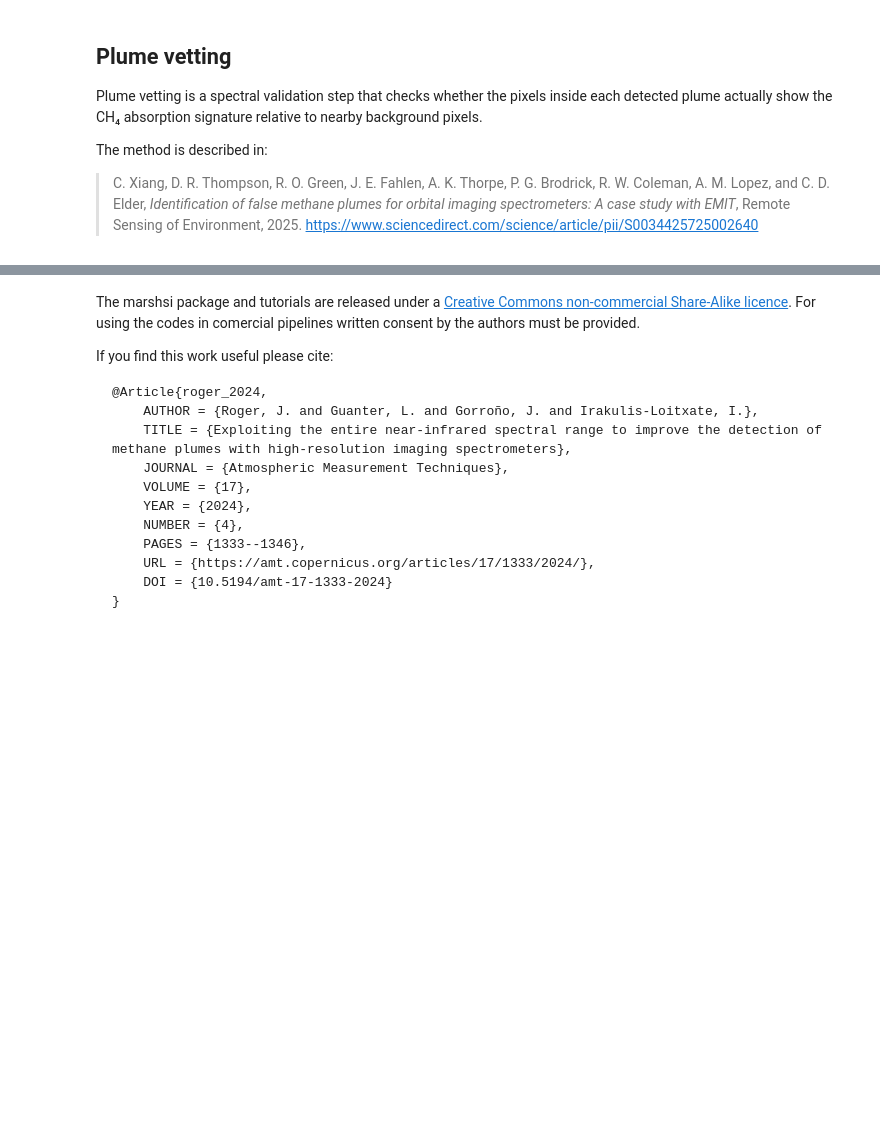
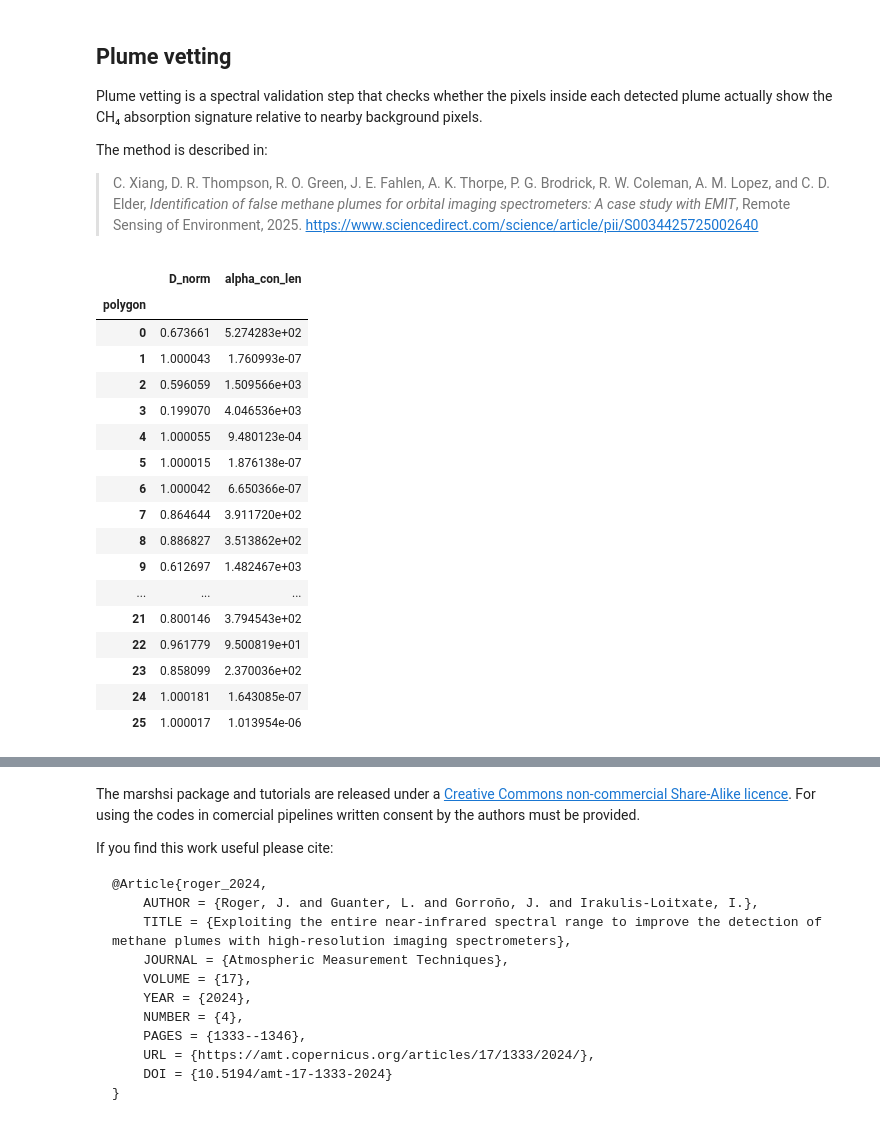
Before and after one commit to UNEP-IMEO-MARS/marshsi, a Jupyter notebook: docs/prisma_example.ipynb, the cells around one changed output, grey strips where cells are left out. Saved outputs shown, nothing was run; the diff lists cells and outputs as text; code cells hidden in the pictures; blank space fills up the shorter version.

```diff
--- a/docs/prisma_example.ipynb
+++ b/docs/prisma_example.ipynb
@@ -135,33 +136,54 @@ PLUMES_FILE = "../tests/data/plume_vetting/plumes_prisma.gpkg"
 plumes_gdf = gpd.read_file(PLUMES_FILE)
 polygons = [geom.geoms[0] for geom in plumes_gdf.geometry]
 
 # Convert WMF from ppm → ppm·m (multiply by effective column height in metres)
 wmf_values = wmf.values
 if wmf_values.ndim == 3:
     wmf_values = wmf_values[0]
 wmf_arr = np.where(
     wmf_values == wmf.fill_value_default,
     wmf.fill_value_default,
     wmf_values * ATMOSPHERE_HEIGHT_METHANE,
 )
+wmf_arr = np.where(~np.isfinite(wmf_arr), wmf.fill_value_default, wmf_arr)
+
 wmf_ppmxm = GeoTensor(wmf_arr, transform=wmf.transform, crs=wmf.crs,
                       fill_value_default=wmf.fill_value_default)
 
 results = compute_prisma(
     pi=rst,
     cmf=wmf_ppmxm,
     polygons=polygons,
     min_polygon_size=20,
     random_seed=42,
 )
 
 summary = (
     pd.DataFrame.from_dict(results, orient="index")
     .reindex(columns=["D_norm", "alpha_con_len"])
     .rename_axis("polygon")
     .sort_index()
 )
 summary
+# %% [output]
+|  | D_norm | alpha_con_len |
+| polygon |  |  |
+| 0 | 0.673661 | 5.274283e+02 |
+| 1 | 1.000043 | 1.760993e-07 |
+| 2 | 0.596059 | 1.509566e+03 |
+| 3 | 0.199070 | 4.046536e+03 |
+| 4 | 1.000055 | 9.480123e-04 |
+| 5 | 1.000015 | 1.876138e-07 |
+| 6 | 1.000042 | 6.650366e-07 |
+| 7 | 0.864644 | 3.911720e+02 |
+| 8 | 0.886827 | 3.513862e+02 |
+| 9 | 0.612697 | 1.482467e+03 |
+| ... | ... | ... |
+| 21 | 0.800146 | 3.794543e+02 |
+| 22 | 0.961779 | 9.500819e+01 |
+| 23 | 0.858099 | 2.370036e+02 |
+| 24 | 1.000181 | 1.643085e-07 |
+| 25 | 1.000017 | 1.013954e-06 |
 # %%
 if results:
     best_idx = min(results, key=lambda k: results[k]["D_norm"])
```
Also changed, not shown: parts of 5 cells of this notebook.
